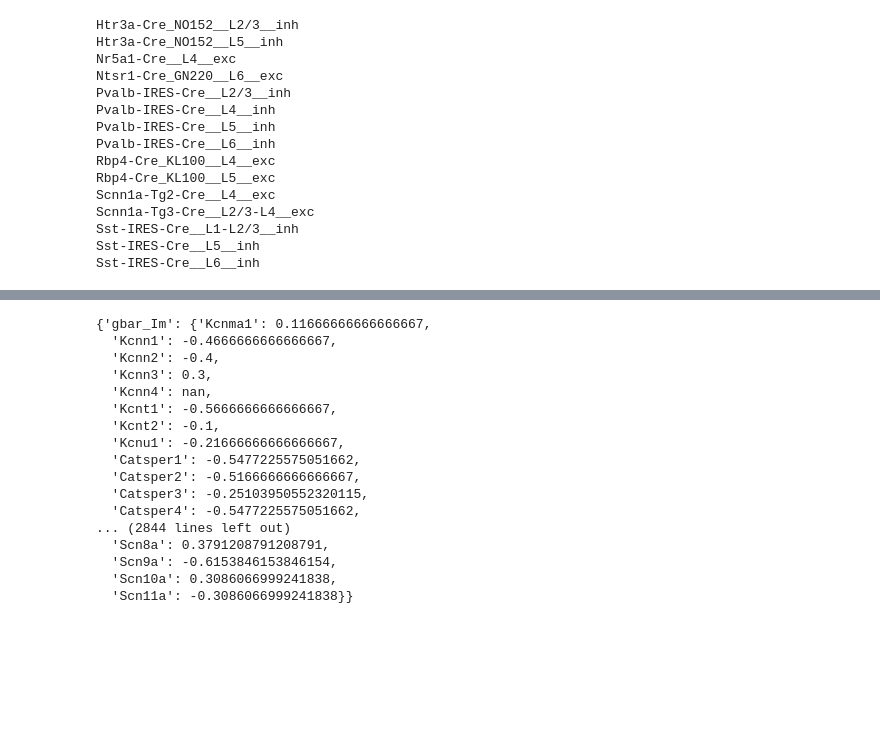
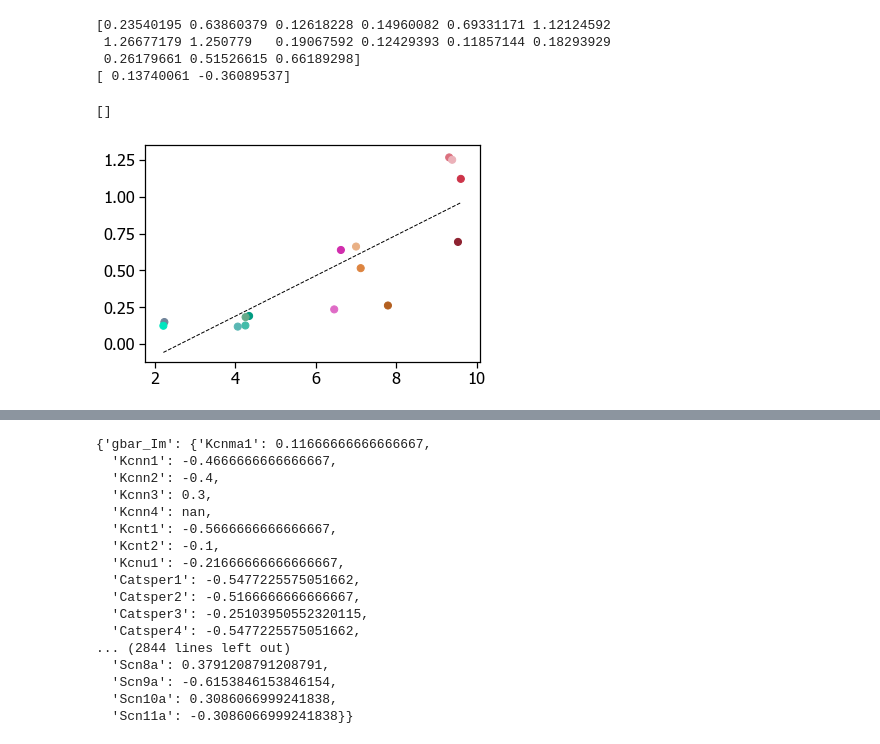
Before and after one commit to allen19981/Conductance_Parameter, a Jupyter notebook: Combining Graphs.ipynb, the cells around one changed output, grey strips where cells are left out. Cells and saved outputs as stored; diff of their text form; code cells hidden in the pictures; blank space fills up the shorter version.

```diff
--- a/Combining Graphs.ipynb
+++ b/Combining Graphs.ipynb
@@ -550,35 +551,26 @@ def make_scatter(parameter_type, gene_symbol, df, cre_line_metadata):
     gene_id = int(gene_channel_vgic[gene_channel_vgic['MGI symbol'] == gene_symbol]['Mouse Entrez Gene'])
     graph_spec = create_graph_spec(parameter_type, gene_symbol, df)
 
-
-
-    cre_color_inc_4.sort()
-    c_type = []
-    for thing in cre_color_inc_4:
-        if thing[-3:] == 'exc':
-            c_type.append('Pyr')
-        elif thing[0:5] == 'Pvalb':
-            c_type.append('PV')
-        elif thing[0:3] == 'Sst':
-            c_type.append('Sst')
-        elif thing[0:5] == 'Htr3a':
-            c_type.append('Htr3')
-
-#     graph_spec['subclass'] = cre_line_metadata['subclass'].values
-
     graph_spec.index = range(15)
     graph_spec.rename(columns={gene_id: gene_symbol}, inplace= True)
 
     graph_spec = pd.concat([graph_spec.reset_index(drop=True), cre_line_metadata.reset_index(drop=True)], axis=1)
 
+
     x = graph_spec[gene_symbol].values
     y = graph_spec[parameter_type].values
+    print(y)
     lim_all = pd.Series([x.min(), x.max()])
     fit_all = np.polyfit(x, y, deg = 1)
+    fit_line = lim_all * fit_all[0] + fit_all[1]
+    plt.plot(lim_all, fit_line, 'k--', linewidth = 1)
+
+
+    print(fit_all)
     curr_color = graph_spec['colour'].values
-    ax.plot(lim_all, fit_all, 'k--', linewidth = 1)
+    #plt.plot(lim_all, fit_all, 'k--', linewidth = 1)
 
-    ax.scatter(x, y, color = curr_color, marker = 'o', s = 50)
+    plt.scatter(x, y, color = curr_color, marker = 'o', s = 50)
 
 
     ax.set_ylabel('cond')
@@ -633,22 +625,14 @@ def make_scatter(parameter_type, gene_symbol, df, cre_line_metadata):
     ax.spines['top'].set_visible(False)
 # %%
 ax = make_scatter('gbar_Kv3_1', 'Kcnc1', sep_layer_cre_parameter_df, cre_line_metadata)
+ax.plot()
 # %% [output]
-Htr3a-Cre_NO152__L2/3__inh
-Htr3a-Cre_NO152__L5__inh
-Nr5a1-Cre__L4__exc
-Ntsr1-Cre_GN220__L6__exc
-Pvalb-IRES-Cre__L2/3__inh
-Pvalb-IRES-Cre__L4__inh
-Pvalb-IRES-Cre__L5__inh
-Pvalb-IRES-Cre__L6__inh
-Rbp4-Cre_KL100__L4__exc
-Rbp4-Cre_KL100__L5__exc
-Scnn1a-Tg2-Cre__L4__exc
-Scnn1a-Tg3-Cre__L2/3-L4__exc
-Sst-IRES-Cre__L1-L2/3__inh
-Sst-IRES-Cre__L5__inh
-Sst-IRES-Cre__L6__inh
+[0.23540195 0.63860379 0.12618228 0.14960082 0.69331171 1.12124592
+ 1.26677179 1.250779   0.19067592 0.12429393 0.11857144 0.18293929
+ 0.26179661 0.51526615 0.66189298]
+[ 0.13740061 -0.36089537]
+[]
+[figure, added]
 # %%
 plt.show()
 # %%
```
Also changed, not shown: parts of 5 cells of this notebook, 1 other file.
